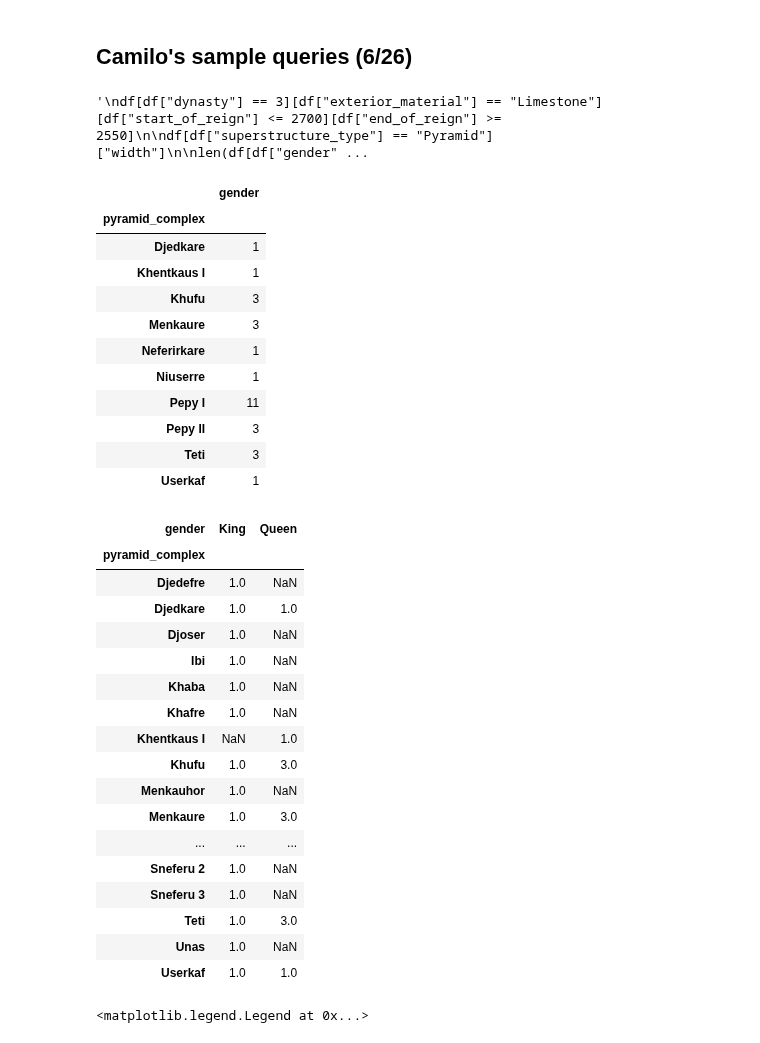
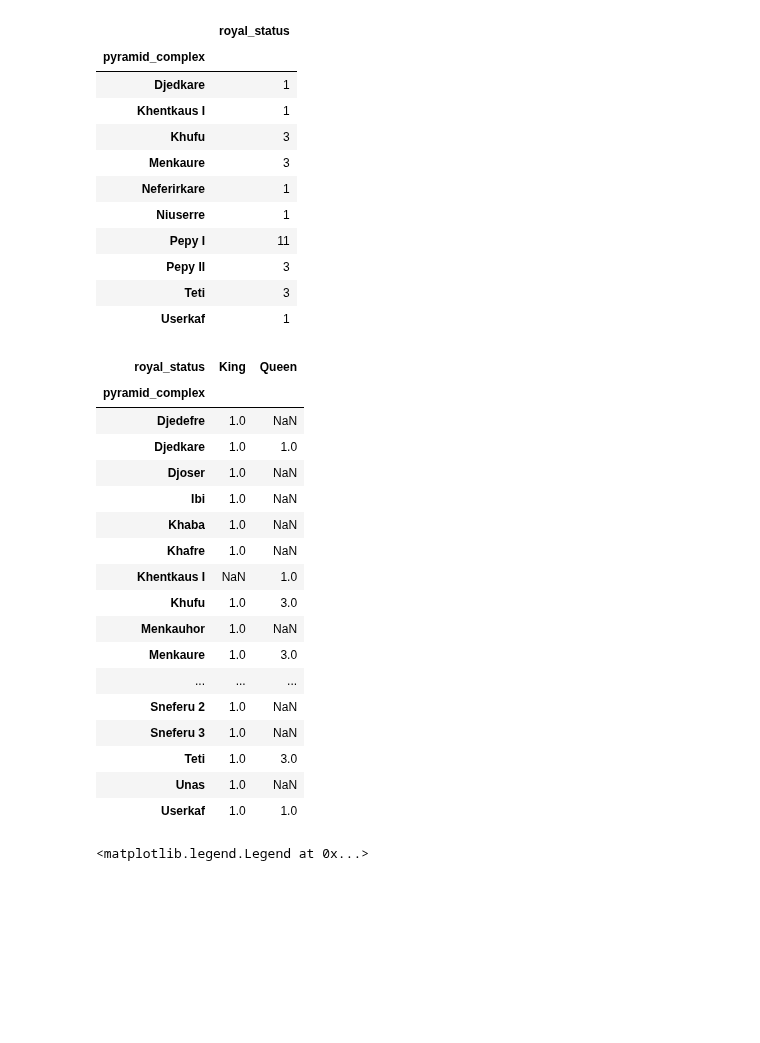
Before and after one commit to brown-ccv/egyptology-viz, a Jupyter notebook: Notebooks/exploration.ipynb, the cells around one changed output. Cells and saved outputs as stored; diff of their text form; code cells hidden in the pictures; blank space fills up the shorter version.

```diff
--- a/Notebooks/exploration.ipynb
+++ b/Notebooks/exploration.ipynb
@@ -5,18 +5,4 @@ import seaborn as sns
 import matplotlib.pyplot as plt
 # %%
 df = pd.DataFrame(pd.read_csv("../assets/normalized_pyramid_data.csv"))
-# %% [markdown]
-## Camilo's sample queries (6/26)
-# %%
-'''
-df[df["dynasty"] == 3][df["exterior_material"] == "Limestone"][df["start_of_reign"] <= 2700][df["end_of_reign"] >= 2550]
-
-df[df["superstructure_type"] == "Pyramid"]["width"]
-
-len(df[df["gender"] == "King"][df["period"] == "Old Kingdom"])
-
-df[df["dynasty"] >= 5][df["dynasty"] <= 7][df["state_of_completion"] == "Completed"]
-'''
-# %% [output]
-'\ndf[df["dynasty"] == 3][df["exterior_material"] == "Limestone"][df["start_of_reign"] <= 2700][df["end_of_reign"] >= 2550]\n\ndf[df["superstructure_type"] == "Pyramid"]["width"]\n\nlen(df[df["gender" ...
 # %%
@@ -30,10 +16,10 @@ reign_df = df[start_reign & end_reign]
 # %%
 # Find the number of queen pyramids at each complex
 
-queens = df[df['gender'] == 'Queen']
-queens[['gender', 'pyramid_complex']].groupby('pyramid_complex').count()
+queens = df[df['royal_status'] == 'Queen']
+queens[['royal_status', 'pyramid_complex']].groupby('pyramid_complex').count()
 # %% [output]
-|  | gender |
+|  | royal_status |
 | pyramid_complex |  |
 | Djedkare | 1 |
 | Khentkaus I | 1 |
@@ -51,10 +37,10 @@ queens[['gender', 'pyramid_complex']].groupby('pyramid_complex').count()
 key = ['unknown', 'pyramid?']
 complexes = df[~df['pyramid_complex'].isin(key)]
 
-kings_and_queens = complexes.groupby('pyramid_complex')['gender'].value_counts().unstack()
+kings_and_queens = complexes.groupby('pyramid_complex')['royal_status'].value_counts().unstack()
 kings_and_queens
 # %% [output]
-| gender | King | Queen |
+| royal_status | King | Queen |
 | pyramid_complex |  |  |
 | Djedefre | 1.0 | NaN |
 | Djedkare | 1.0 | 1.0 |
```
Also changed, not shown: parts of 1 cell of this notebook.
